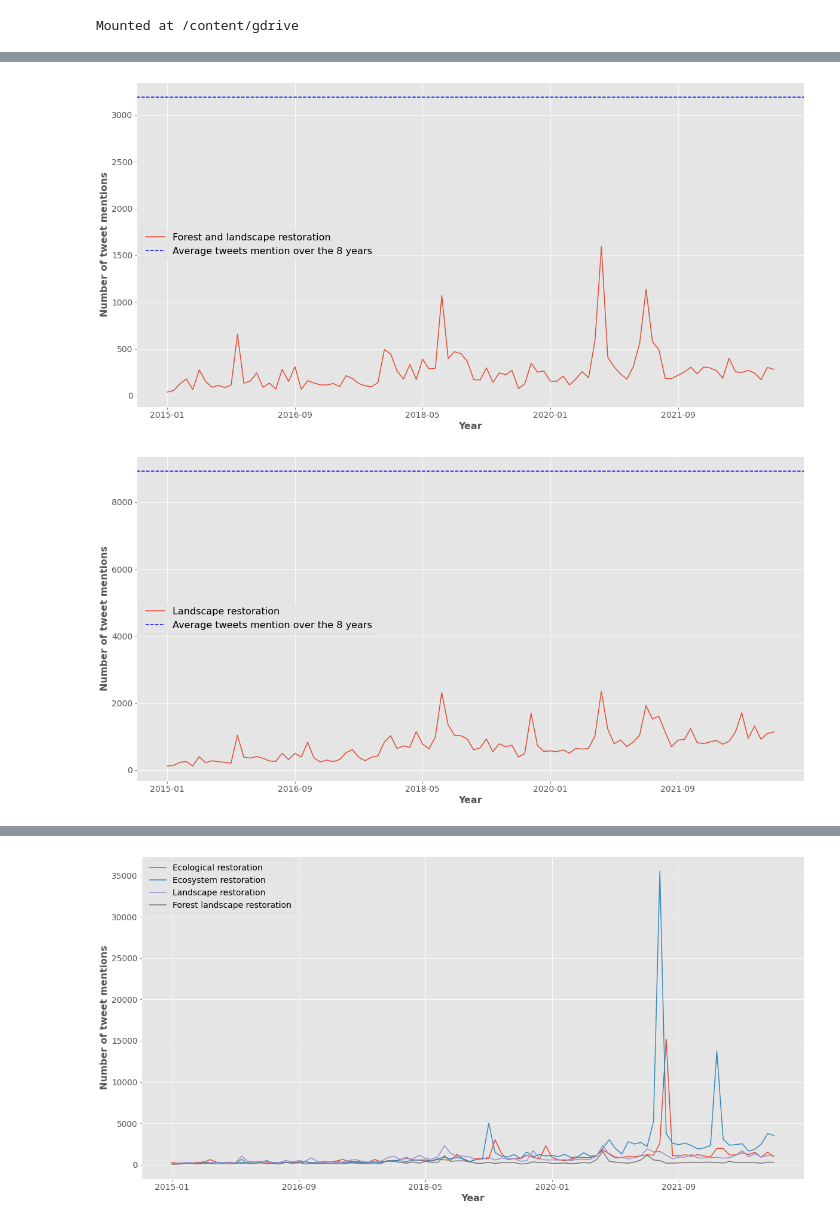
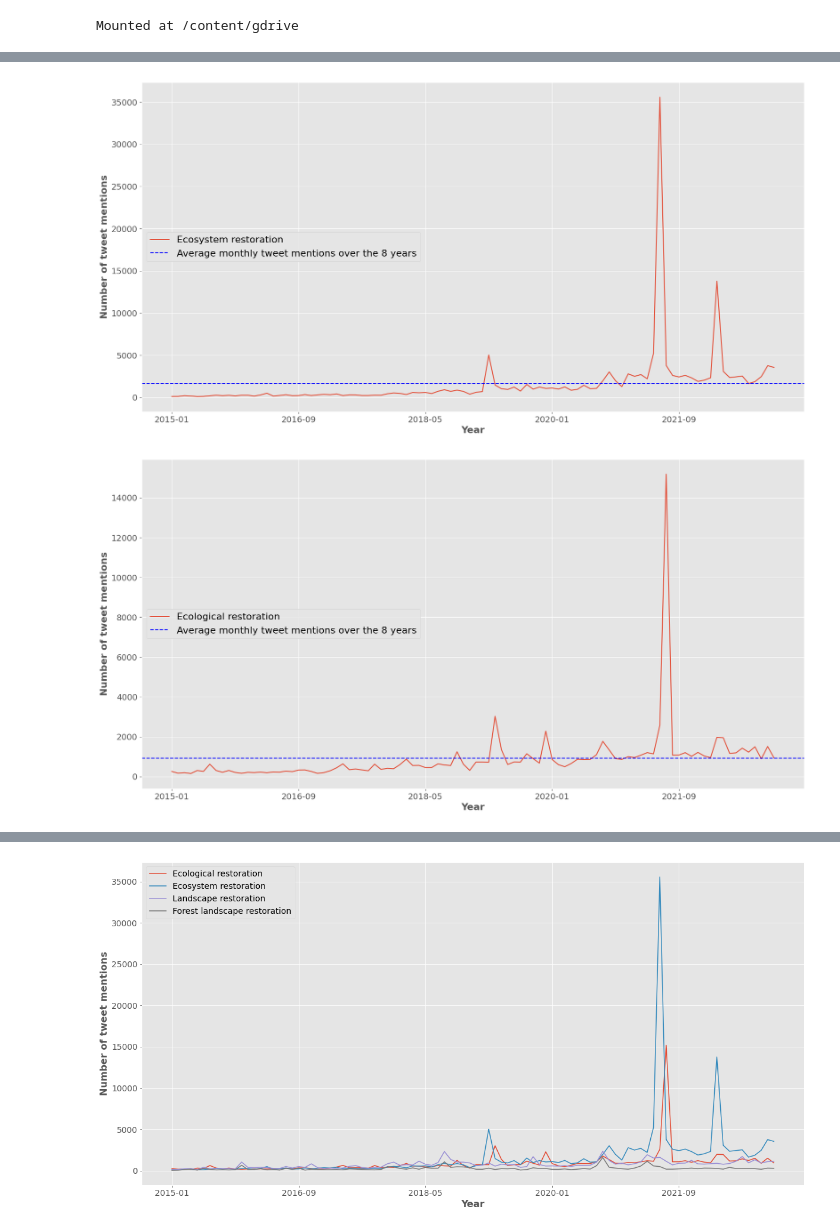
Before and after one commit to ai4geocomp/landscape_restoration_actor_network, a Jupyter notebook: Code/analysis.ipynb, the cells around one changed output, grey strips where cells are left out. Saved outputs shown, nothing was run; the diff lists cells and outputs as text; code cells hidden in the pictures.

```diff
--- a/Code/analysis.ipynb
+++ b/Code/analysis.ipynb
@@ -38,38 +75,36 @@ Text(0, 0.5, 'Number of tweet mentions')
 # %%
 import pandas as pd
 import matplotlib
 matplotlib.style.use('ggplot')
 import matplotlib.pyplot as plt
 import numpy as np
 import matplotlib.dates as mdates
 
 
-df = pd.read_csv("analysis/data/forest_landscape_restoration_country_tab.tsv", sep ='\t')
+df = pd.read_csv("analysis/data/ecosystem_restoration_country_tab.tsv", sep ='\t')
 # print(df.head())
 # plt.figure()
-
 fig, ax = plt.subplots(figsize=(20,10))
 df.set_index('year_month', inplace=True)
 #group data by product and display sales as line chart
-df.groupby('year_month').size().plot(legend=True, ax=ax, label='Forest and landscape restoration', x_compat=True).legend(fontsize=14)
+df.groupby('year_month').size().plot(legend=True, ax=ax, label='Ecosystem restoration', x_compat=True).legend(fontsize=14)
 # df.groupby('year_month').aggregate(np.sum).plot(legend=True, ax=ax, label='Forest and landscape restoration').legend(fontsize=14)
-xx = int(df.shape[0]/8)
-ax.axhline(y = xx, color = 'b', linestyle = '--', label='Average tweets mention over the 8 years')
-labels = ["Forest and landscape restoration", "Average tweets mention over the 8 years"]
+
+xx = int(df.shape[0]/96)
+ax.axhline(y = xx, color = 'b', linestyle = '--', label='Average monthly tweet mentions over the 8 years')
+labels = ["Ecosystem restoration", "Average monthly tweet mentions over the 8 years"]
 handles, _ = ax.get_legend_handles_labels()
 # print()
 plt.legend(handles = handles[0:], labels = labels, loc='center left', fontsize = 16)
-
-
 
 ax.set_xlabel('Year', fontweight ='bold', fontsize = 16)
 ax.set_ylabel('Number of tweet mentions', fontweight ='bold', fontsize = 16)
 ax.tick_params(axis='both', which='major', labelsize=14)
 ax.tick_params(axis='both', which='minor', labelsize=12)
 # ax.xaxis.set_major_locator(mdates.MonthLocator())
-plt.savefig("forest_landscape_restoration_all.jpg", dpi=300)
+plt.savefig("ecosystem_landscape_restoration_all.jpg", dpi=300)
 # %% [output]
-[figure, old version]
+[figure, new version]
 # %%
 import pandas as pd
 import matplotlib
@@ -79,17 +114,18 @@ import numpy as np
 import matplotlib.dates as mdates
 
 
-df = pd.read_csv("analysis/data/landscape_restoration_country_tab.tsv", sep ='\t')
+df = pd.read_csv("analysis/data/ecological_restoration_country_tab.tsv", sep ='\t')
 # print(df.head())
 # plt.figure()
 fig, ax = plt.subplots(figsize=(20,10))
 df.set_index('year_month', inplace=True)
 #group data by product and display sales as line chart
-df.groupby('year_month').size().plot(legend=True, ax=ax, label='Landscape restoration', x_compat=True).legend(fontsize=14)
+df.groupby('year_month').size().plot(legend=True, ax=ax, label='Ecological restoration', x_compat=True).legend(fontsize=14)
 # df.groupby('year_month').aggregate(np.sum).plot(legend=True, ax=ax, label='Forest and landscape restoration').legend(fontsize=14)
-xx = int(df.shape[0]/8)
-ax.axhline(y = xx, color = 'b', linestyle = '--', label='Average tweets mention over the 8 years')
-labels = ["Landscape restoration", "Average tweets mention over the 8 years"]
+
+xx = int(df.shape[0]/96)
+ax.axhline(y = xx, color = 'b', linestyle = '--', label='Average monthly tweet mentions over the 8 years')
+labels = ["Ecological restoration", "Average monthly tweet mentions over the 8 years"]
 handles, _ = ax.get_legend_handles_labels()
 # print()
 plt.legend(handles = handles[0:], labels = labels, loc='center left', fontsize = 16)
@@ -99,6 +135,6 @@ ax.set_ylabel('Number of tweet mentions', fontweight ='bold', fontsize = 16)
 ax.tick_params(axis='both', which='major', labelsize=14)
 ax.tick_params(axis='both', which='minor', labelsize=12)
 # ax.xaxis.set_major_locator(mdates.MonthLocator())
-plt.savefig("landscape_restoration_all.jpg", dpi=300)
+plt.savefig("ecological_landscape_restoration_all.jpg", dpi=300)
 # %% [output]
-[figure, old version]
+[figure, new version]
```
Also changed, not shown: parts of 20 cells of this notebook, 1 other file.
